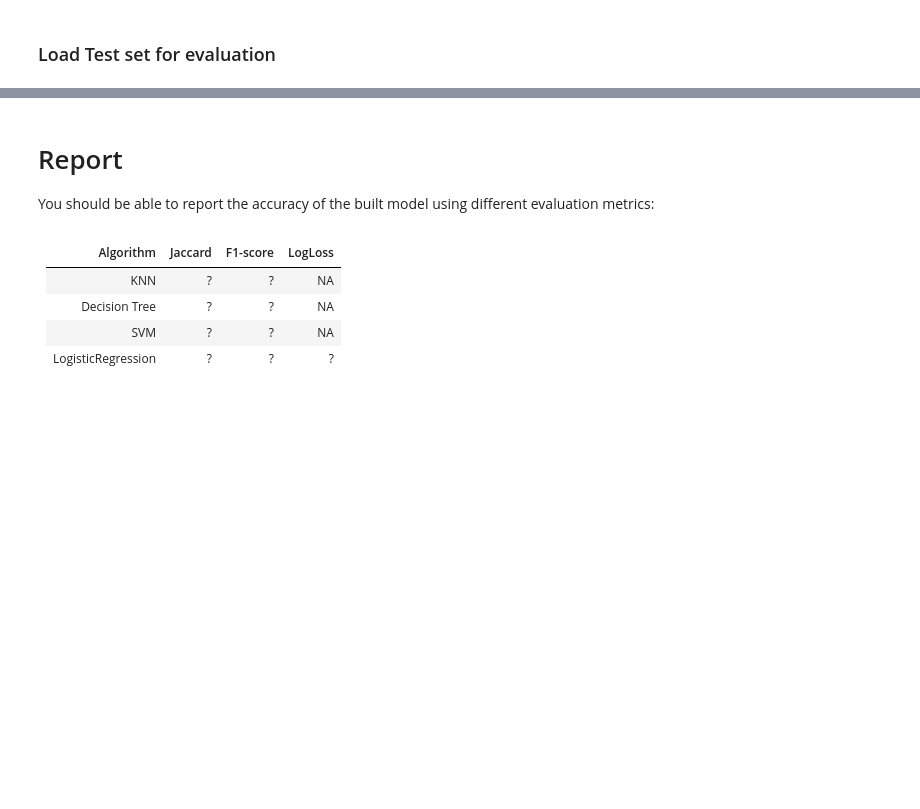
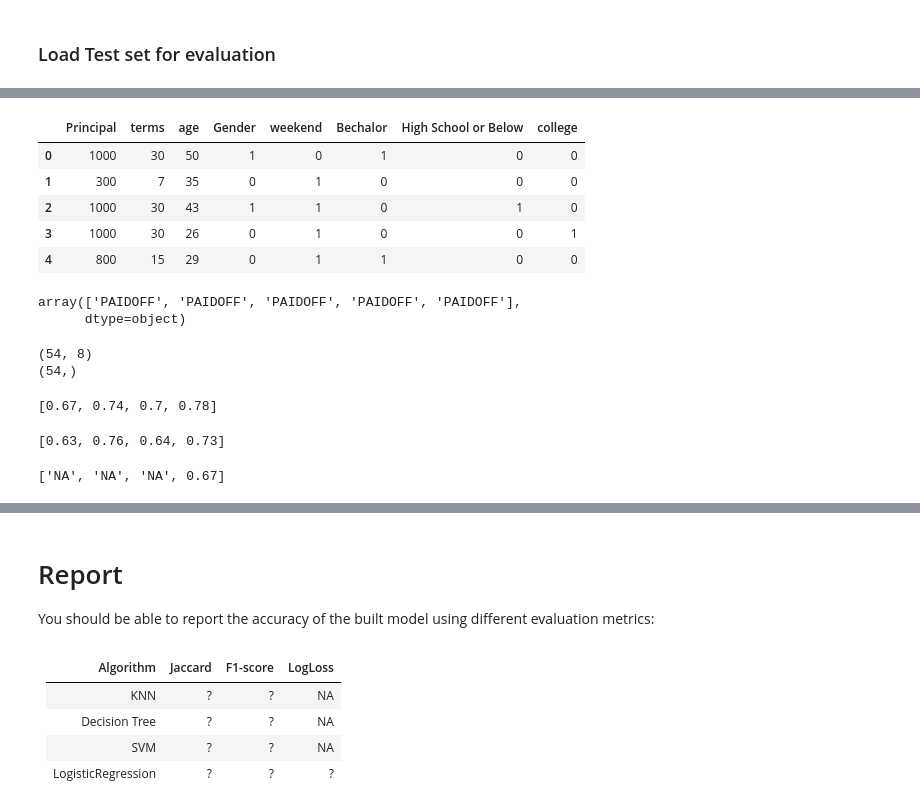
Before and after one commit to marialida/coursera-capstone-project, a Jupyter notebook: MLwPython-Maria-Lida.ipynb, the cells around one changed output, grey strips where cells are left out. Saved outputs shown, nothing was run; the diff lists cells and outputs as text; code cells hidden in the pictures; blank space fills up the shorter version.

```diff
--- a/MLwPython-Maria-Lida.ipynb
+++ b/MLwPython-Maria-Lida.ipynb
@@ -591,0 +545,27 @@ test_df.head()
+# %%
+#similar preprocessing to the training set
+test_df['due_date'] = pd.to_datetime(test_df['due_date'])
+test_df['effective_date'] = pd.to_datetime(test_df['effective_date'])
+test_df['dayofweek'] = test_df['effective_date'].dt.dayofweek
+test_df['weekend'] = test_df['dayofweek'].apply(lambda x: 1 if (x>3)  else 0)
+test_df['Gender'].replace(to_replace=['male','female'], value=[0,1],inplace=True)
+test_Feature = test_df[['Principal','terms','age','Gender','weekend']]
+test_Feature = pd.concat([test_Feature,pd.get_dummies(test_df['education'])], axis=1)
+test_Feature.drop(['Master or Above'], axis = 1,inplace=True)
+# %%
+#Assign X similar to the train dataset
+X_loan_test = test_Feature
+X_loan_test[0:5]
+# %% [output]
+|  | Principal | terms | age | Gender | weekend | Bechalor | High School or Below | college |
+| 0 | 1000 | 30 | 50 | 1 | 0 | 1 | 0 | 0 |
+| 1 | 300 | 7 | 35 | 0 | 1 | 0 | 0 | 0 |
+| 2 | 1000 | 30 | 43 | 1 | 1 | 0 | 1 | 0 |
+| 3 | 1000 | 30 | 26 | 0 | 1 | 0 | 0 | 1 |
+| 4 | 800 | 15 | 29 | 0 | 1 | 1 | 0 | 0 |
+# %%
+y_loan_test = test_df['loan_status'].values
+y_loan_test[0:5]
+# %% [output]
+array(['PAIDOFF', 'PAIDOFF', 'PAIDOFF', 'PAIDOFF', 'PAIDOFF'],
+      dtype=object)
@@ -591,0 +574,53 @@ test_df.head()
+# %%
+print (X_loan_test.shape)
+print (y_loan_test.shape)
+# %% [output]
+(54, 8)
+(54,)
+# %%
+#from sklearn.metrics import jaccard_similarity_score - already imported for Jaccard
+neigh_yhat = KNN.predict(X_loan_test)
+jc_knn = round(jaccard_similarity_score(y_loan_test, knn_yhat), 2)
+# evaluate Decision Trees
+dt_yhat = DT.predict(X_loan_test)
+jc_dt = round(jaccard_similarity_score(y_loan_test, dt_yhat), 2)
+#evaluate SVM
+svm_yhat = SVM.predict(X_loan_test)
+jc_svm = round(jaccard_similarity_score(y_loan_test, svm_yhat), 2)
+# evaluate Logistic Regression
+lr_yhat = LR.predict(X_loan_test)
+jc_lr = round(jaccard_similarity_score(y_loan_test, lr_yhat), 2)
+
+list_jc = [jc_knn, jc_dt, jc_svm, jc_lr]
+list_jc
+# %% [output]
+[0.67, 0.74, 0.7, 0.78]
+# %%
+# F1 Score
+from sklearn.metrics import f1_score
+
+#evaluate KNN
+fs_knn = round(f1_score(y_loan_test,knn_yhat,average='weighted'),2)
+
+# evaluate Decision Tree
+fs_dt = round(f1_score(y_loan_test,dt_yhat,average='weighted'),2)
+
+# evaluate SVM
+fs_svm = round(f1_score(y_loan_test,svm_yhat,average='weighted'),2)
+
+# evaluate Logicstic Regression
+fs_lr = round(f1_score(y_loan_test,lr_yhat,average='weighted'),2)
+
+list_fs = [fs_knn,fs_dt,fs_svm,fs_lr]
+list_fs
+# %% [output]
+[0.63, 0.76, 0.64, 0.73]
+# %%
+# Logloss
+from sklearn.metrics import log_loss
+lr_prob = LR.predict_proba(X_loan_test)
+list_ll = ['NA','NA','NA',round(log_loss(y_loan_test,lr_prob),2)]
+
+list_ll
+# %% [output]
+['NA', 'NA', 'NA', 0.67]
```
Also changed, not shown: parts of 46 cells of this notebook.
